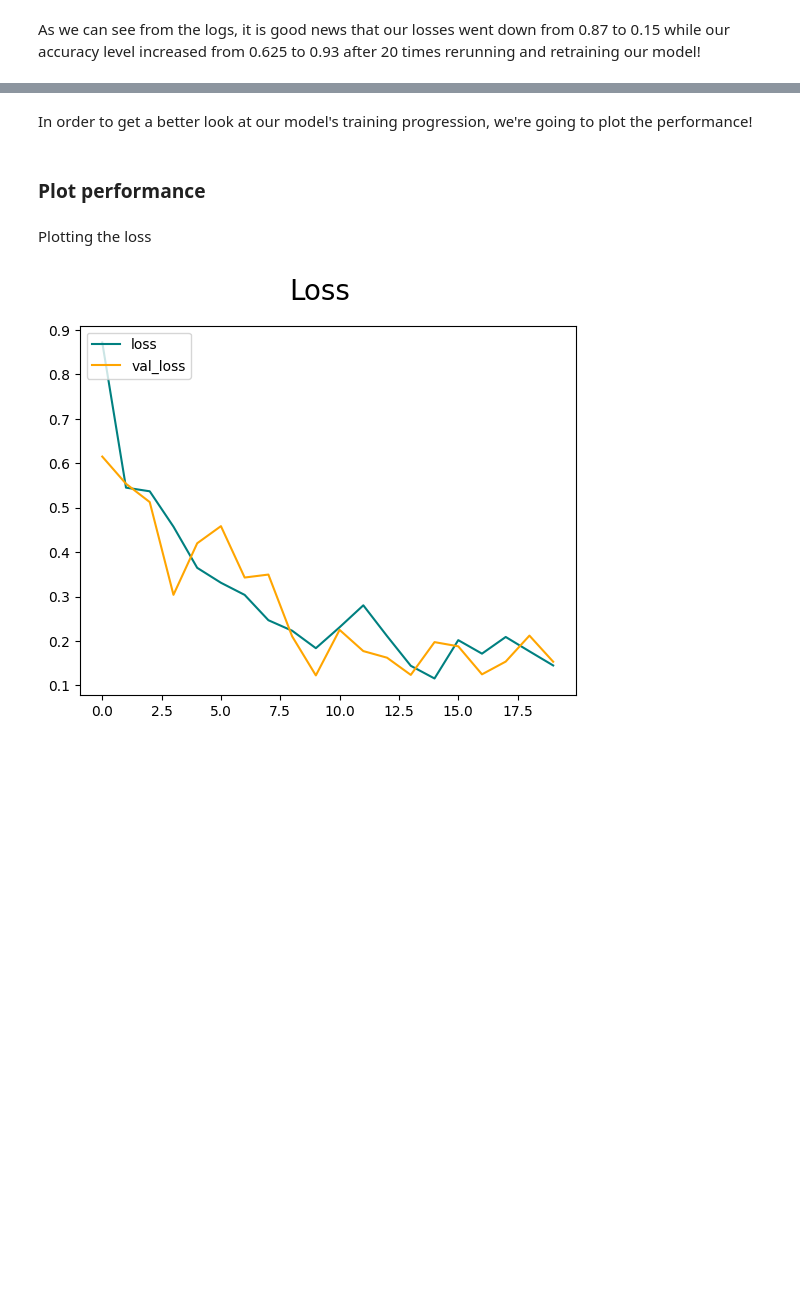
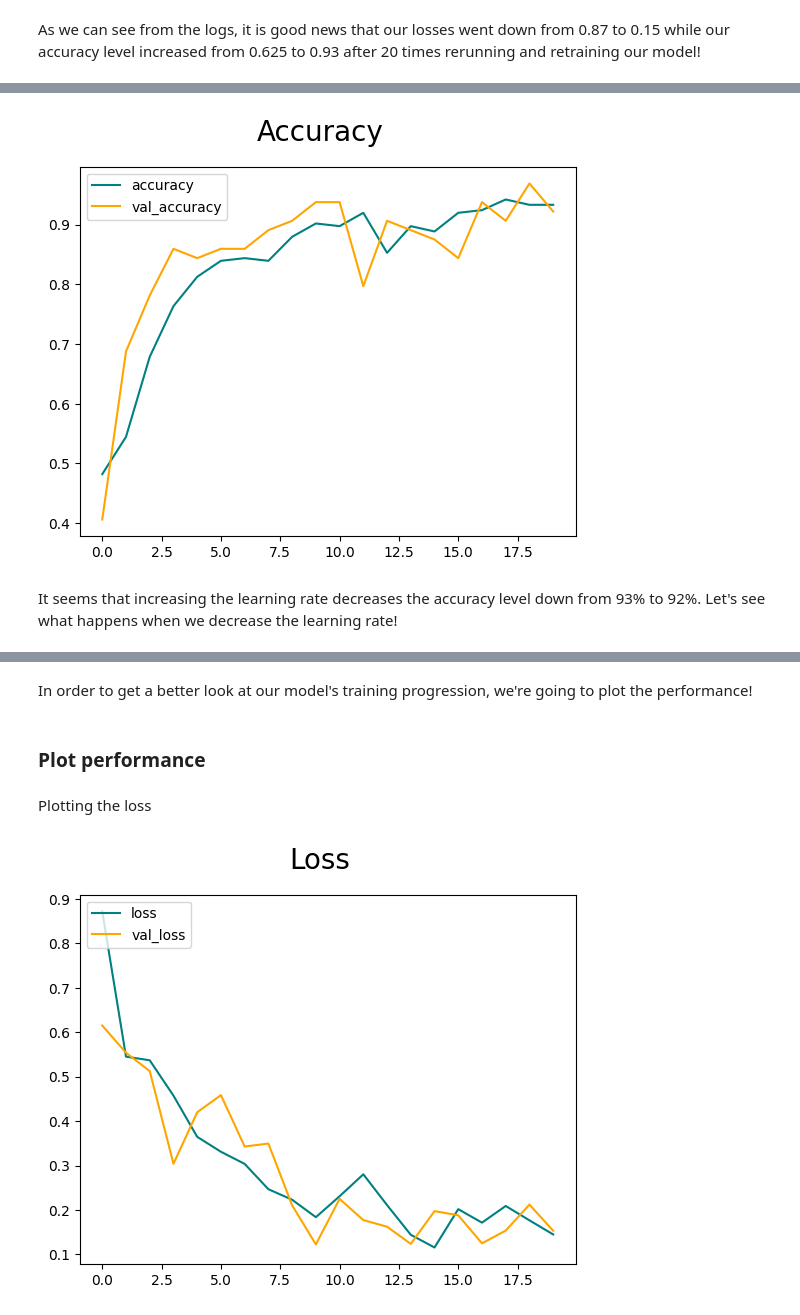
Before and after one commit to klam912/banana_ripeness_classification, a Jupyter notebook: code/analysis.ipynb, the cells around one changed output, grey strips where cells are left out. Drawn from its saved outputs; the diff is of its cells as text; code cells hidden in the pictures; blank space fills up the shorter version.

```diff
--- a/code/analysis.ipynb
+++ b/code/analysis.ipynb
@@ -237,0 +252,11 @@ As we can see from the logs, it is good news that our losses went down from 0.87
+# %%
+fig = plt.figure()
+plt.plot(hist.history['accuracy'], color = 'teal', label = 'accuracy')
+plt.plot(hist.history['val_accuracy'], color = 'orange', label='val_accuracy')
+plt.suptitle('Accuracy', fontsize=20)
+plt.legend(loc='upper left')
+plt.show()
+# %% [output]
+[figure, added]
+# %% [markdown]
+It seems that increasing the learning rate decreases the accuracy level down from 93% to 92%. Let's see what happens when we decrease the learning rate!
```
Also changed, not shown: parts of 38 cells of this notebook.
